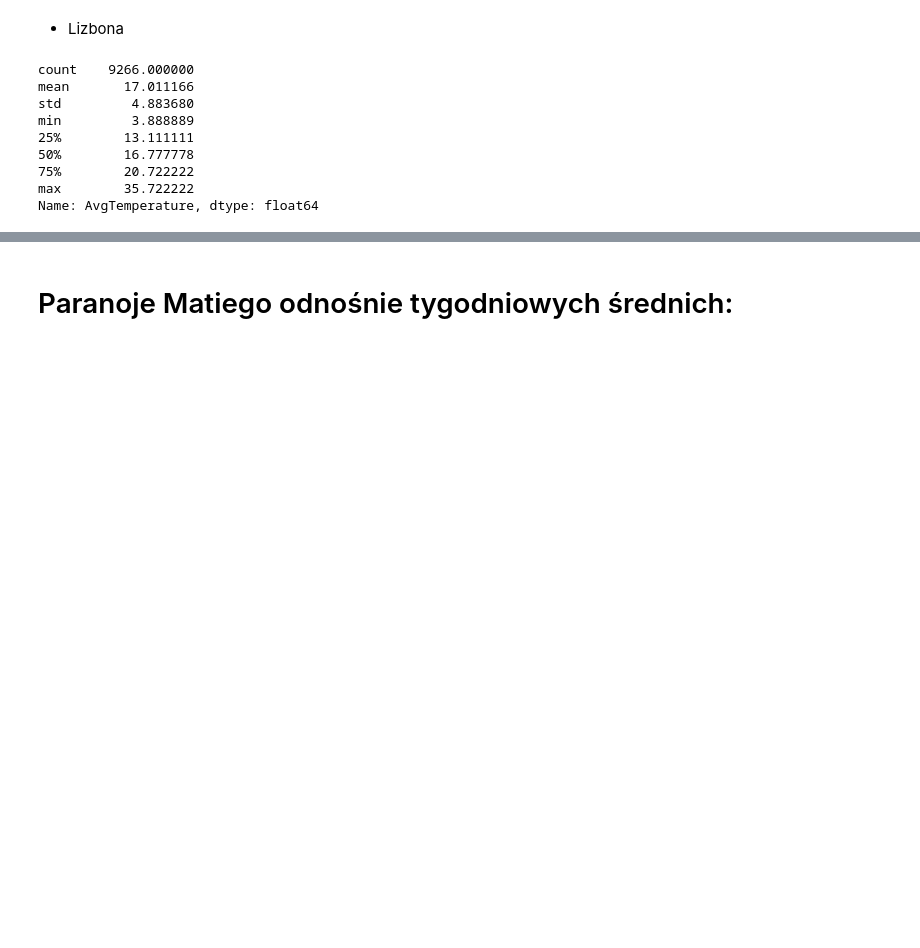
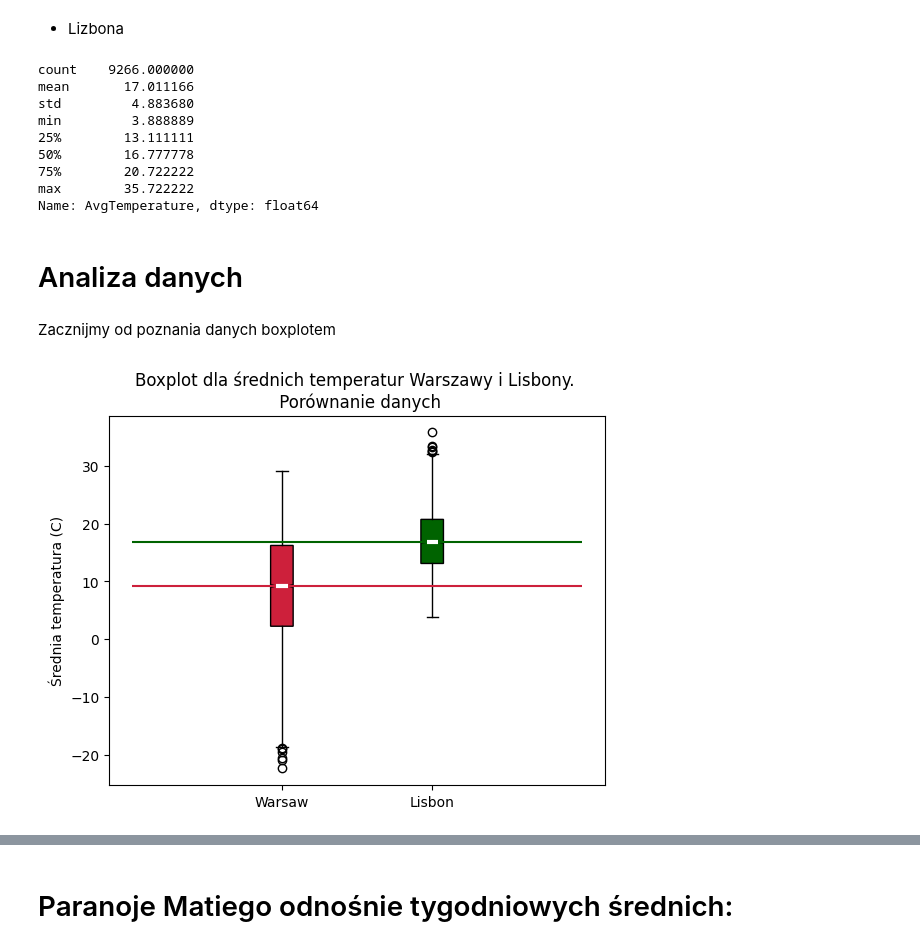
Before and after one commit to mathieuboro/raport, a Jupyter notebook: Raport_!.ipynb, the cells around one changed output, grey strips where cells are left out. Saved outputs shown, nothing was run; the diff lists cells and outputs as text; code cells hidden in the pictures; blank space fills up the shorter version.

Commit message:
feature: add box plot of data

```diff
--- a/Raport_!.ipynb
+++ b/Raport_!.ipynb
@@ -236,3 +238,30 @@ min         3.888889
 75%        20.722222
 max        35.722222
 Name: AvgTemperature, dtype: float64
+# %% [markdown]
+# Analiza danych
+# %% [markdown]
+Zacznijmy od poznania danych boxplotem
+# %%
+bp = plt.boxplot([warsaw_data.AvgTemperature, lisbon_data.AvgTemperature], patch_artist = True, notch ='True')
+
+colors = ['#cd203b', '#006300']
+for patch, color in zip(bp['boxes'], colors):
+    patch.set_facecolor(color)
+
+# medians
+for median in bp['medians']:
+    median.set(color ='white',
+               linewidth = 3)
+
+plt.hlines(warsaw_data.AvgTemperature.median(), 0, 3, color=colors[0])
+plt.hlines(lisbon_data.AvgTemperature.median(), 0, 3, color=colors[1])
+
+plt.xticks([1, 2], ['Warsaw', 'Lisbon'])
+
+plt.title('Boxplot dla średnich temperatur Warszawy i Lisbony. \n Porównanie danych')
+plt.ylabel('Średnia temperatura (C)')
+
+plt.show()
+# %% [output]
+[figure, added]
```
Also changed, not shown: parts of 2 cells of this notebook.
